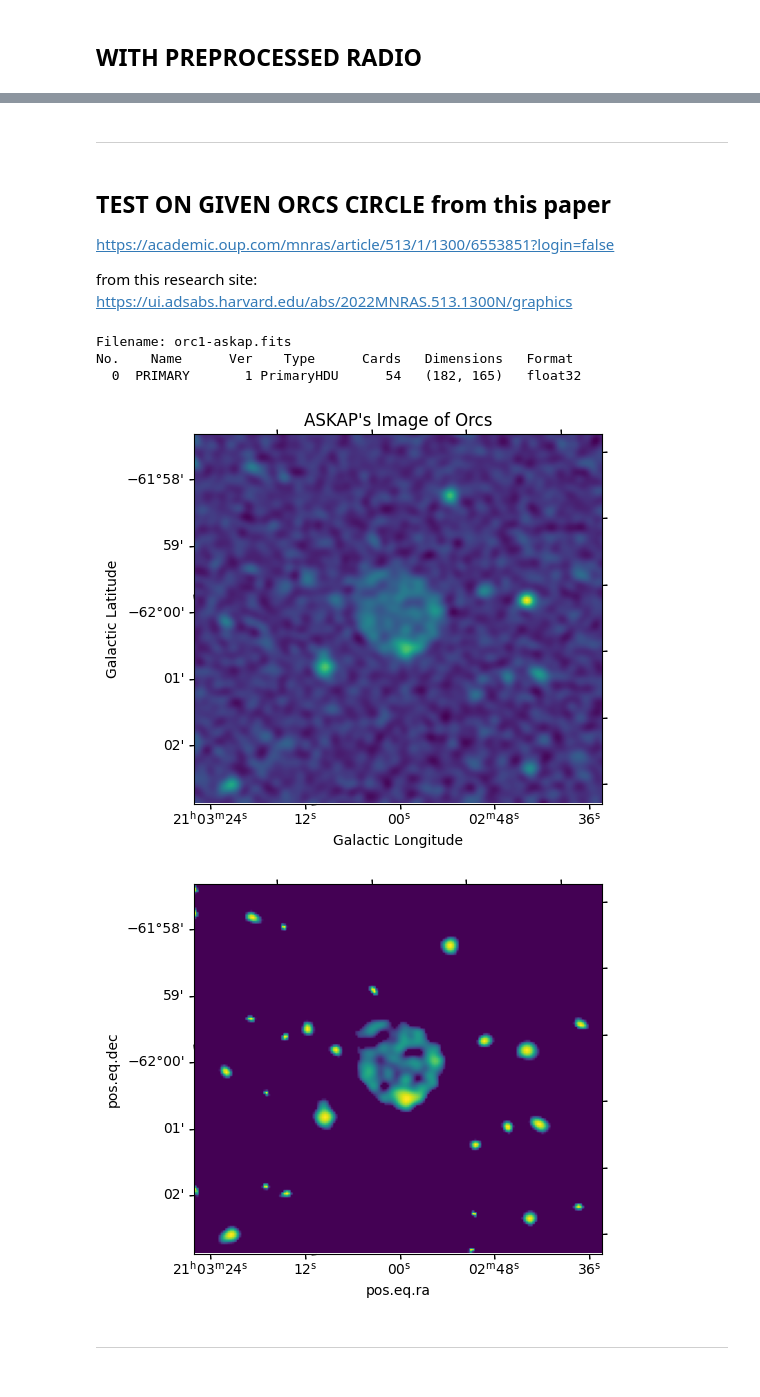
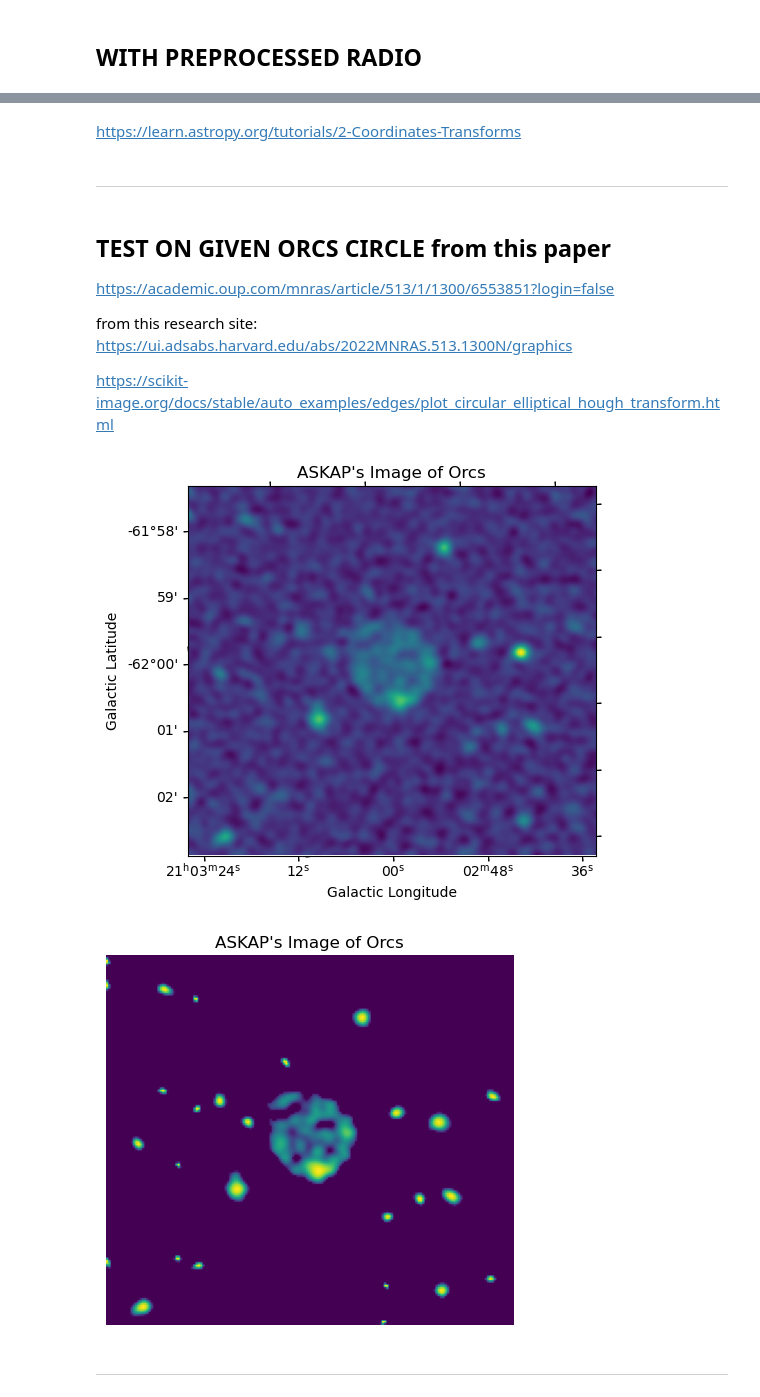
Before and after one commit to Quang2003-SpicyCarrot/discovery_project, a Jupyter notebook: DataPreprocessingEMU.ipynb, the cells around one changed output, grey strips where cells are left out. Saved outputs shown, nothing was run; the diff lists cells and outputs as text; code cells hidden in the pictures.

```diff
--- a/DataPreprocessingEMU.ipynb
+++ b/DataPreprocessingEMU.ipynb
@@ -113,0 +152,17 @@ Set OBSGEO-H to      121.995 from OBSGEO-[XYZ]'. [astropy.wcs.wcs]
+# %%
+# Define the coordinates for the 6 regions
+regions = [
+    (1420,5691,1185,6868),  # Region 1
+    (5692,9962,1185,6868),  # Region 2
+    (9963,14234,1185,6868),  # Region 3
+    (1420,5691,6869,12551), # Region 4
+    (5692,9962,6869,12551), # Region 5
+    (9963,14234,6869,12551)  # Region 6
+]
+
+for i,region in enumerate(regions):
+    plt.subplot(projection=wcs, slices = ('x','y',0,0))
+    plt.axis(region)
+    plt.imshow(np.squeeze(preprocessed_radio), origin='lower') #np.squeeze to lower the NAXIS to 2
+    plt.axis('off')
+    plt.savefig(f'region{i+1}preprocessed_EMU_image.png', dpi = 500, bbox_inches='tight')
@@ -114,3 +171,5 @@ Set OBSGEO-H to      121.995 from OBSGEO-[XYZ]'. [astropy.wcs.wcs]
+# %% [markdown]
+https://learn.astropy.org/tutorials/2-Coordinates-Transforms
 # %% [markdown]
 ---
 # %% [markdown]
@@ -119,6 +178,8 @@ https://academic.oup.com/mnras/article/513/1/1300/6553851?login=false
 
 from this research site:
 https://ui.adsabs.harvard.edu/abs/2022MNRAS.513.1300N/graphics
+
+https://scikit-image.org/docs/stable/auto_examples/edges/plot_circular_elliptical_hough_transform.html
 # %%
 from astropy.io import fits
 
@@ -126,11 +187,6 @@ with fits.open('orc1-askap.fits') as hdu_test:
     askap_orc_data = hdu_test[0].data
     askap_header = hdu_test[0].header
     askap_wcs = WCS(askap_header)
-    hdu_test.info()
-# %% [output]
-Filename: orc1-askap.fits
-No.    Name      Ver    Type      Cards   Dimensions   Format
-  0  PRIMARY       1 PrimaryHDU      54   (182, 165)   float32
 # %%
 plt.subplot(projection=askap_wcs, slices = ('x','y',0,0))
 plt.imshow(np.squeeze(askap_orc_data), origin='lower') #np.squeeze to lower the NAXIS to 2
@@ -141,7 +197,7 @@ plt.ylabel('Galactic Latitude')
 #hough circle only run on jpeg
 #pybdsf runs on fits file
 # %% [output]
-[figure, old version]
+[figure, new version]
 # %%
 def radio_preprocessing(data, lower = 3):
     noise = pu.rms_estimate(data.flatten(), mode='mad', clip_rounds=2)
@@ -158,12 +219,13 @@ preprocessed_radio_ORCS = radio_preprocessing(askap_orc_data, lower = 3)
 # %%
 plt.subplot(projection=askap_wcs, slices = ('x','y',0,0))
 plt.imshow(np.squeeze(preprocessed_radio_ORCS), origin='lower') #np.squeeze to lower the NAXIS to 2
 #plt.grid(color='white', ls='solid')
+plt.axis('off')
+plt.savefig('ASKAP_ORCS.jpg', dpi = 500, bbox_inches='tight')
 plt.title("ASKAP's Image of Orcs")
 plt.xlabel('Galactic Longitude')
 plt.ylabel('Galactic Latitude')
-#plt.savefig('ASKAP ORCS')
-plt.show()#hough circle only run on jpeg
+#hough circle only run on jpeg
 #pybdsf runs on fits file
 # %% [output]
-[figure, old version]
+[figure, new version]
```
Also changed, not shown: parts of 21 cells of this notebook.
